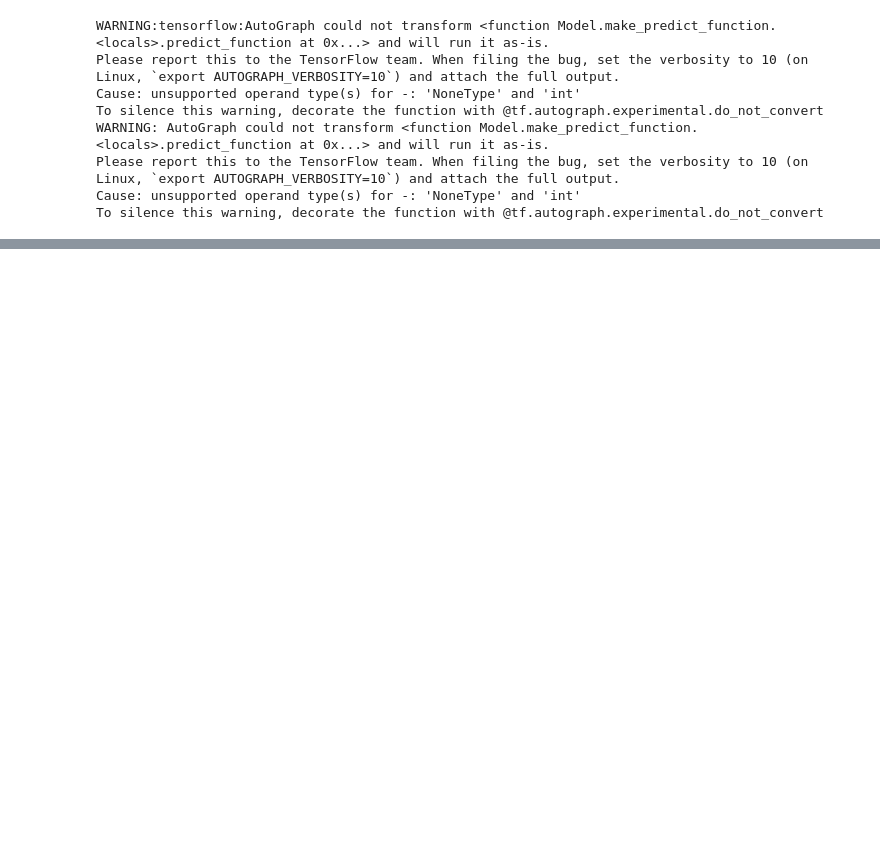
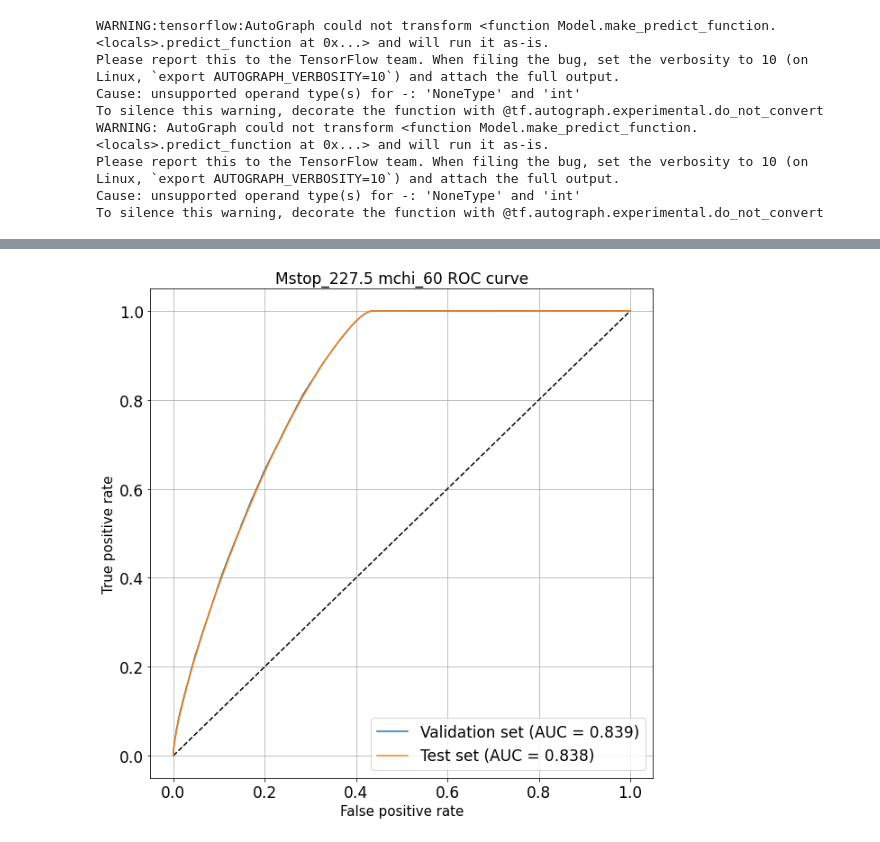
Before and after one commit to jthiema/Top-Quark-Spin-Correlations, a Jupyter notebook: Parametrized_DNN/SUSY all pkls 3 way split.ipynb, the cells around one changed output, grey strips where cells are left out. Cells and saved outputs as stored; diff of their text form; code cells hidden in the pictures; blank space fills up the shorter version.

Commit message:
Updating parameterized DNN

```diff
--- a/Parametrized_DNN/SUSY all pkls 3 way split.ipynb
+++ b/Parametrized_DNN/SUSY all pkls 3 way split.ipynb
@@ -293,0 +290,12 @@ plt.legend(loc='best', fontsize=15)
+# %%
+from sklearn.metrics import auc
+from sklearn.metrics import roc_curve
+
+y_pred_val   = model.predict(val_data).ravel()
+y_pred_test  = model.predict(test_data).ravel()
+
+fpr_keras_val, tpr_keras_val, thresholds_keras     = roc_curve(val_label, y_pred_val)
+fpr_keras_test , tpr_keras_test , thresholds_keras = roc_curve(test_label , y_pred_test)
+
+auc_keras_test = auc(fpr_keras_test, tpr_keras_test)
+auc_keras_val  = auc(fpr_keras_val, tpr_keras_val)
@@ -293,0 +308,16 @@ plt.legend(loc='best', fontsize=15)
+# %%
+plt.figure(figsize=(10,10))
+plt.plot([0, 1], [0, 1], 'k--')
+plt.plot(fpr_keras_val, tpr_keras_val, label='Validation set (AUC = {:.3f})'.format(auc_keras_val))
+plt.plot(fpr_keras_test , tpr_keras_test , label='Test set (AUC = {:.3f})'.format(auc_keras_test))
+plt.tick_params(axis="y", labelsize=17)
+plt.tick_params(axis="x", labelsize=17)
+plt.xlabel('False positive rate', fontsize=15)
+plt.ylabel('True positive rate' , fontsize=15)
+plt.title('Mstop_227.5 mchi_60 ROC curve', fontsize=17)
+plt.legend(loc='lower right', fontsize=17)
+plt.grid()
+#plt.savefig('ROC Mstop 227.5 Mchi 60.jpg')
+plt.show()
+# %% [output]
+[figure, added]
```
Also changed, not shown: parts of 23 cells of this notebook, 1 other file.
